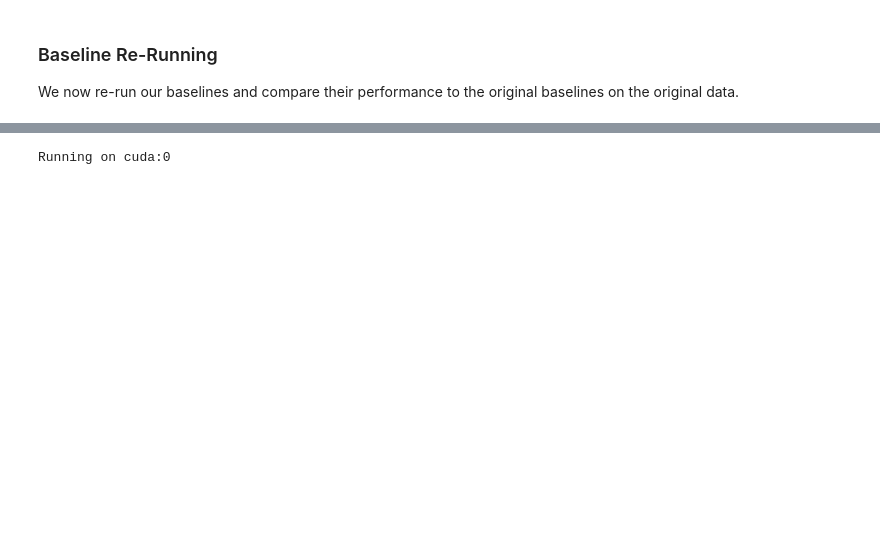
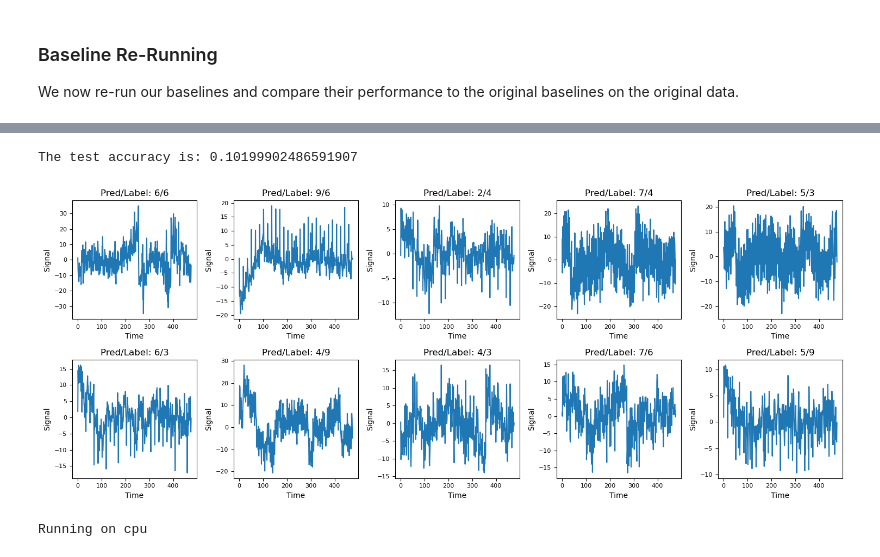
Before and after one commit to evwlu/eeg-denoiser, a Jupyter notebook: decoded.ipynb, the cells around one changed output, grey strips where cells are left out. Saved outputs shown, nothing was run; the diff lists cells and outputs as text; code cells hidden in the pictures; blank space fills up the shorter version.

```diff
--- a/decoded.ipynb
+++ b/decoded.ipynb
@@ -279,16 +263,20 @@ for epoch in range(num_epochs):
     mlp_model.eval()
     with torch.no_grad():
         for (batchX, batchY) in val_dataloader:
-            outputs = mlp_model(batchX.to(device)).to(device)
+            outputs = ae_model(batchX.to(device)).to(device)
+            outputs = mlp_model(outputs).to(device)
             loss = criterion(outputs, batchY.to(device))
             epoch_val_loss += loss.item()
-            if np.argmax(outputs.detach().cpu().numpy()) == np.argmax(batchY.detach().cpu().numpy()):
-                epoch_accuracy += 1
+
+            pred, actual = outputs.detach().cpu().numpy(), batchY.detach().cpu().numpy()
+            for a, b in zip(pred, actual):
+                if np.argmax(a) == np.argmax(b):
+                    epoch_accuracy += 1
 
     # Save and print losses
     epoch_train_loss /= len(train_dataloader)
     epoch_val_loss   /= len(val_dataloader)
-    epoch_accuracy   /= len(val_dataloader)
+    epoch_accuracy   /= len(X_val_tensor)
 
     mlp_epoch_train_losses.append(epoch_train_loss)
     mlp_epoch_val_losses.append(epoch_val_loss)
@@ -305,16 +297,72 @@ KeyboardInterrupt:
+# %%
+# Set the MLP model to evaluation mode
+mlp_model.eval()
+
+acc = 0
+with torch.no_grad():
+    for (batchX, batchY) in test_dataloader:
+        outputs = ae_model(batchX.to(device)).to(device)
+        outputs = mlp_model(outputs).to(device)
+        loss = criterion(outputs, batchY.to(device))
+        epoch_val_loss += loss.item()
+
+        pred, actual = outputs.detach().cpu().numpy(), batchY.detach().cpu().numpy()
+        for a, b in zip(pred, actual):
+            if np.argmax(a) == np.argmax(b):
+                acc += 1
+print(f"The test accuracy is: {acc / len(X_test_tensor)}")
+
+# Define the indices to plot
+indices = np.array([1, 2, 3, 4, 5, 6, 7, 8, 9, 10]) + 30
+fig, axes = plt.subplots(2, 5, figsize=(15, 6))
+axes = axes.flatten()
+
+# Iterate over the indices and plot the samples
+for i, index in enumerate(indices):
+    # Select the sample from the test dataset
+    sample_input = X_test_tensor[index].unsqueeze(0).to(device)
+    sample_label = Y_test_tensor[index]
+
+    # Pass the sample through the MLP model
+    sample_output = mlp_model(sample_input).to(device)
+
+    # Convert the tensors to numpy arrays
+    input_array = sample_input.cpu().detach().numpy()
+    output_array = sample_output.cpu().detach().numpy()
+
+    # Reshape the arrays to match the original shape
+    input_array = input_array.reshape(-1, feature_size)
+    output_array = output_array.reshape(-1, 10)
+
+    # Get the predicted and actual labels
+    predicted_label = np.argmax(output_array)
+    actual_label = np.argmax(sample_label)
+
+    # Plot the input signal with predicted and actual labels
+    axes[i].plot(input_array[0])
+    axes[i].set_title(f"Pred/Label: {predicted_label}/{actual_label}")
+    axes[i].set_xlabel("Time")
+    axes[i].set_ylabel("Signal")
+    axes[i].tick_params(axis='both', which='both', labelsize=8)
+
+plt.tight_layout()
+plt.show()
+# %% [output]
+The test accuracy is: 0.10199902486591907
+[figure, added]
 # %%
+### Model Setup
 from models.baseline import rnn_Baseline
 
-### Model Setup
-rnn_model = rnn_Baseline(64, 10)
+rnn_model = rnn_Baseline(128, 10)
 device = torch.device("cuda:0" if torch.cuda.is_available() else "cpu")
 print("Running on", device)
 rnn_model.to(device)
 
 criterion = nn.CrossEntropyLoss()
-optimizer = optim.Adam(rnn_model.parameters(), lr=0.001)
+optimizer = optim.Adam(rnn_model.parameters(), lr=0.0001)
 # %% [output]
-Running on cuda:0
+Running on cpu
 # %%
 ### Training Loop
 num_epochs = 10
```
Also changed, not shown: parts of 6 cells of this notebook, 3 other files.
